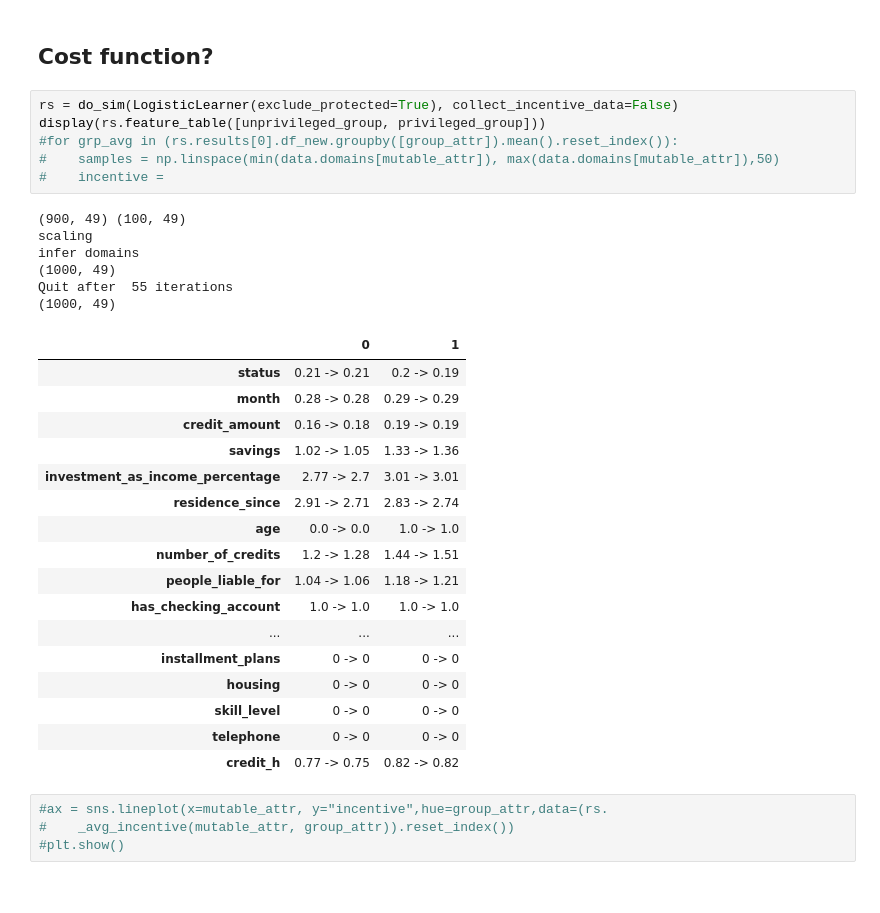
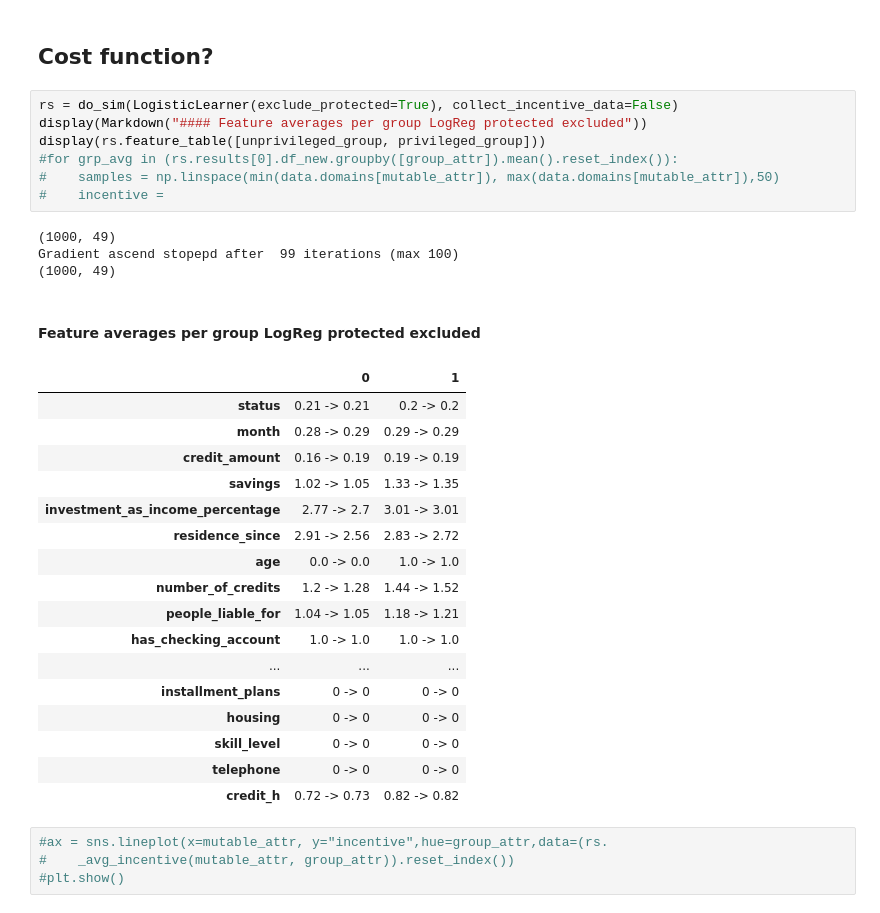
Before and after one commit to resulknad/fair-sim, a Jupyter notebook: main_plots.ipynb, the cells around one changed output. Drawn from its saved outputs; the diff is of its cells as text.

```diff
--- a/main_plots.ipynb
+++ b/main_plots.ipynb
@@ -132,34 +135,33 @@ infer domains
 ## Cost function?
 # %%
 rs = do_sim(LogisticLearner(exclude_protected=True), collect_incentive_data=False)
+display(Markdown("#### Feature averages per group LogReg protected excluded"))
 display(rs.feature_table([unprivileged_group, privileged_group]))
 #for grp_avg in (rs.results[0].df_new.groupby([group_attr]).mean().reset_index()):
 #    samples = np.linspace(min(data.domains[mutable_attr]), max(data.domains[mutable_attr]),50)
 #    incentive =
 # %% [output]
-(900, 49) (100, 49)
-scaling
-infer domains
 (1000, 49)
-Quit after  55 iterations
+Gradient ascend stopepd after  99 iterations (max 100)
 (1000, 49)
+#### Feature averages per group LogReg protected excluded
 |  | 0 | 1 |
-| status | 0.21 -> 0.21 | 0.2 -> 0.19 |
-| month | 0.28 -> 0.28 | 0.29 -> 0.29 |
-| credit_amount | 0.16 -> 0.18 | 0.19 -> 0.19 |
-| savings | 1.02 -> 1.05 | 1.33 -> 1.36 |
+| status | 0.21 -> 0.21 | 0.2 -> 0.2 |
+| month | 0.28 -> 0.29 | 0.29 -> 0.29 |
+| credit_amount | 0.16 -> 0.19 | 0.19 -> 0.19 |
+| savings | 1.02 -> 1.05 | 1.33 -> 1.35 |
 | investment_as_income_percentage | 2.77 -> 2.7 | 3.01 -> 3.01 |
-| residence_since | 2.91 -> 2.71 | 2.83 -> 2.74 |
+| residence_since | 2.91 -> 2.56 | 2.83 -> 2.72 |
 | age | 0.0 -> 0.0 | 1.0 -> 1.0 |
-| number_of_credits | 1.2 -> 1.28 | 1.44 -> 1.51 |
-| people_liable_for | 1.04 -> 1.06 | 1.18 -> 1.21 |
+| number_of_credits | 1.2 -> 1.28 | 1.44 -> 1.52 |
+| people_liable_for | 1.04 -> 1.05 | 1.18 -> 1.21 |
 | has_checking_account | 1.0 -> 1.0 | 1.0 -> 1.0 |
 | ... | ... | ... |
 | installment_plans | 0 -> 0 | 0 -> 0 |
 | housing | 0 -> 0 | 0 -> 0 |
 | skill_level | 0 -> 0 | 0 -> 0 |
 | telephone | 0 -> 0 | 0 -> 0 |
-| credit_h | 0.77 -> 0.75 | 0.82 -> 0.82 |
+| credit_h | 0.72 -> 0.73 | 0.82 -> 0.82 |
 # %%
 #ax = sns.lineplot(x=mutable_attr, y="incentive",hue=group_attr,data=(rs.
 #    _avg_incentive(mutable_attr, group_attr)).reset_index())
```
Also changed, not shown: parts of 8 cells of this notebook, 6 other files.
